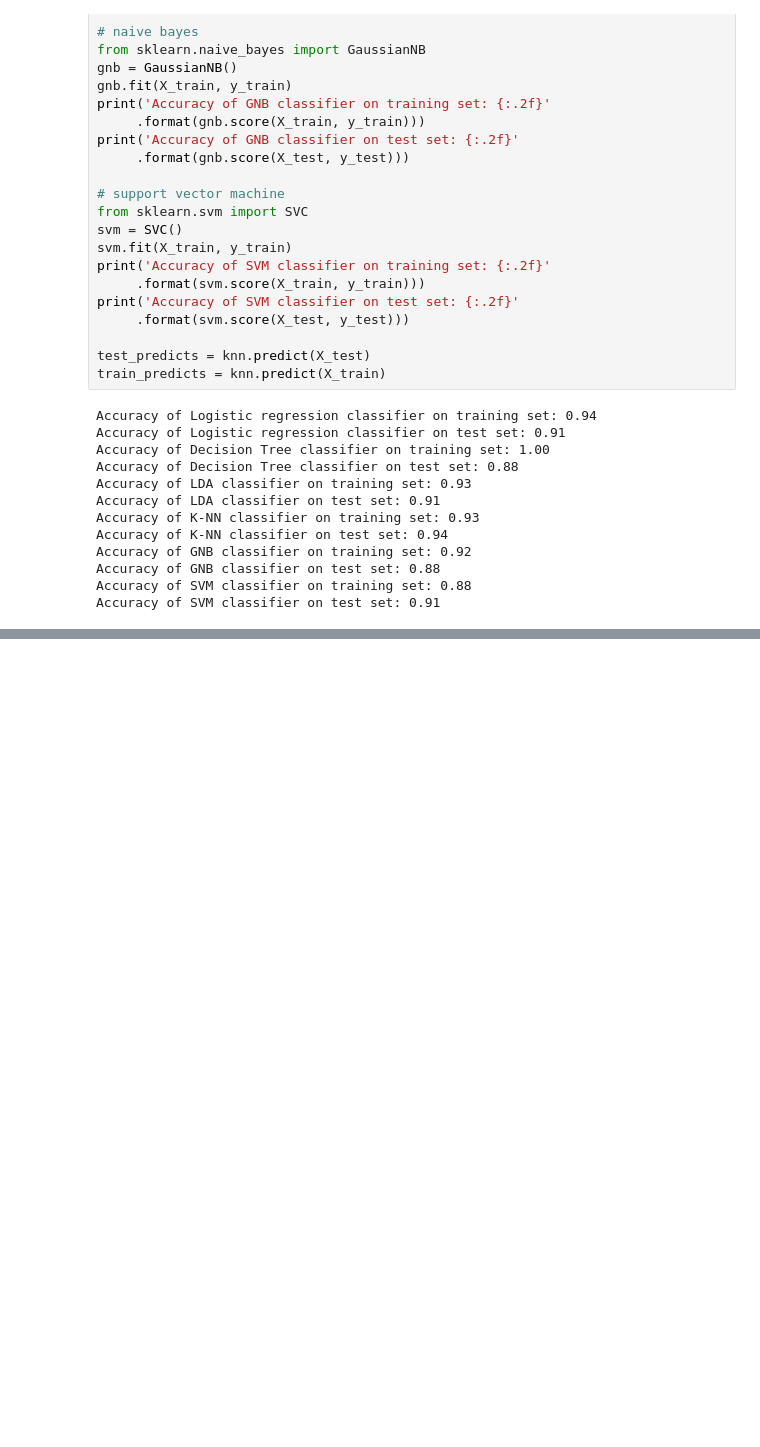
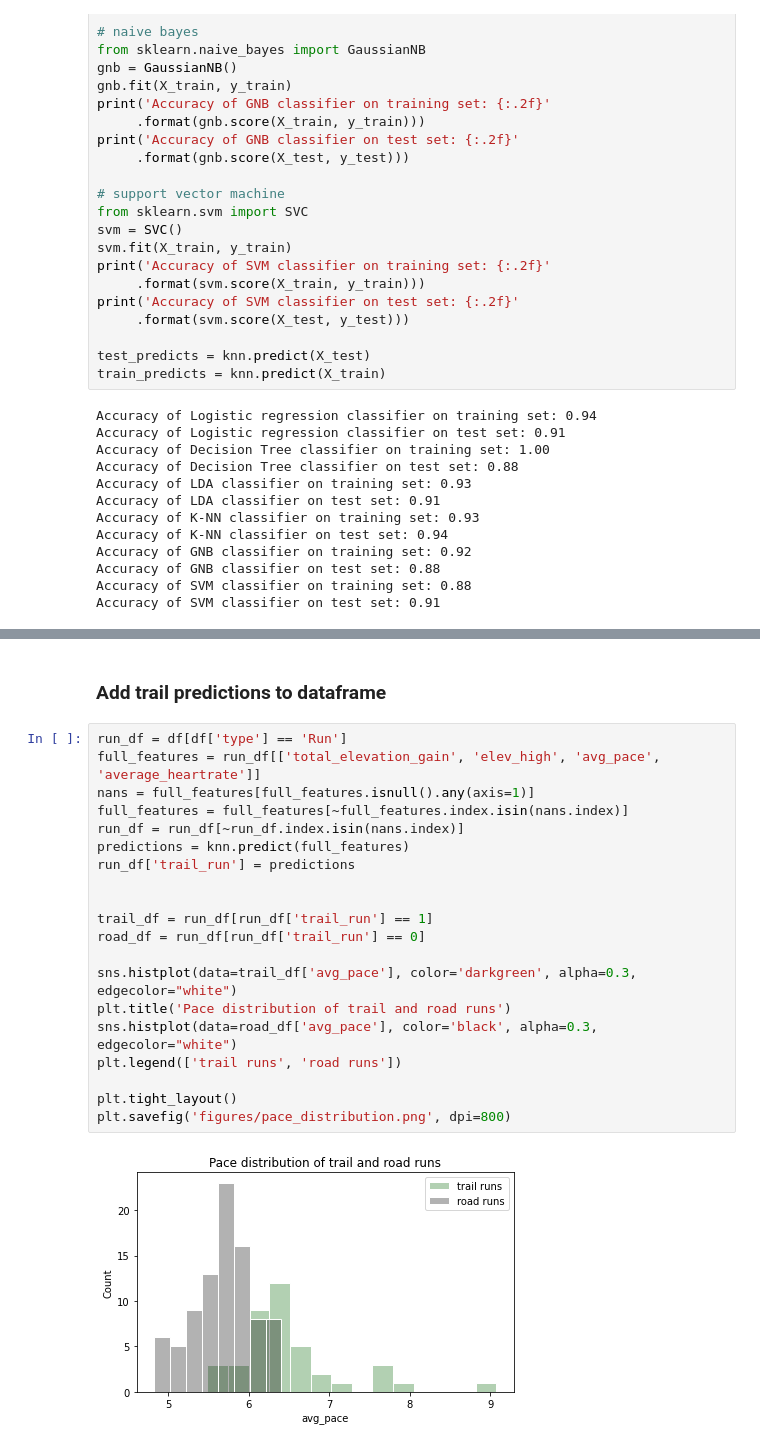
Before and after one commit to Radluy/Stravalytics, a Jupyter notebook: visualize.ipynb, the cells around one changed output, grey strips where cells are left out. Drawn from its saved outputs; the diff is of its cells as text; blank space fills up the shorter version.

Commit message:
pace histogram by run type

```diff
--- a/visualize.ipynb
+++ b/visualize.ipynb
@@ -340,2 +336,26 @@ named_train_X[mask] # incorrectly predicted train data
 [figure]
 [figure]
+# %% [markdown]
+### Add trail predictions to dataframe
+# %%
+run_df = df[df['type'] == 'Run']
+full_features = run_df[['total_elevation_gain', 'elev_high', 'avg_pace', 'average_heartrate']]
+nans = full_features[full_features.isnull().any(axis=1)]
+full_features = full_features[~full_features.index.isin(nans.index)]
+run_df = run_df[~run_df.index.isin(nans.index)]
+predictions = knn.predict(full_features)
+run_df['trail_run'] = predictions
+
+
+trail_df = run_df[run_df['trail_run'] == 1]
+road_df = run_df[run_df['trail_run'] == 0]
+
+sns.histplot(data=trail_df['avg_pace'], color='darkgreen', alpha=0.3, edgecolor="white")
+plt.title('Pace distribution of trail and road runs')
+sns.histplot(data=road_df['avg_pace'], color='black', alpha=0.3, edgecolor="white")
+plt.legend(['trail runs', 'road runs'])
+
+plt.tight_layout()
+plt.savefig('figures/pace_distribution.png', dpi=800)
+# %% [output]
+[figure, added]
```
Also changed, not shown: parts of 1 cell of this notebook.
